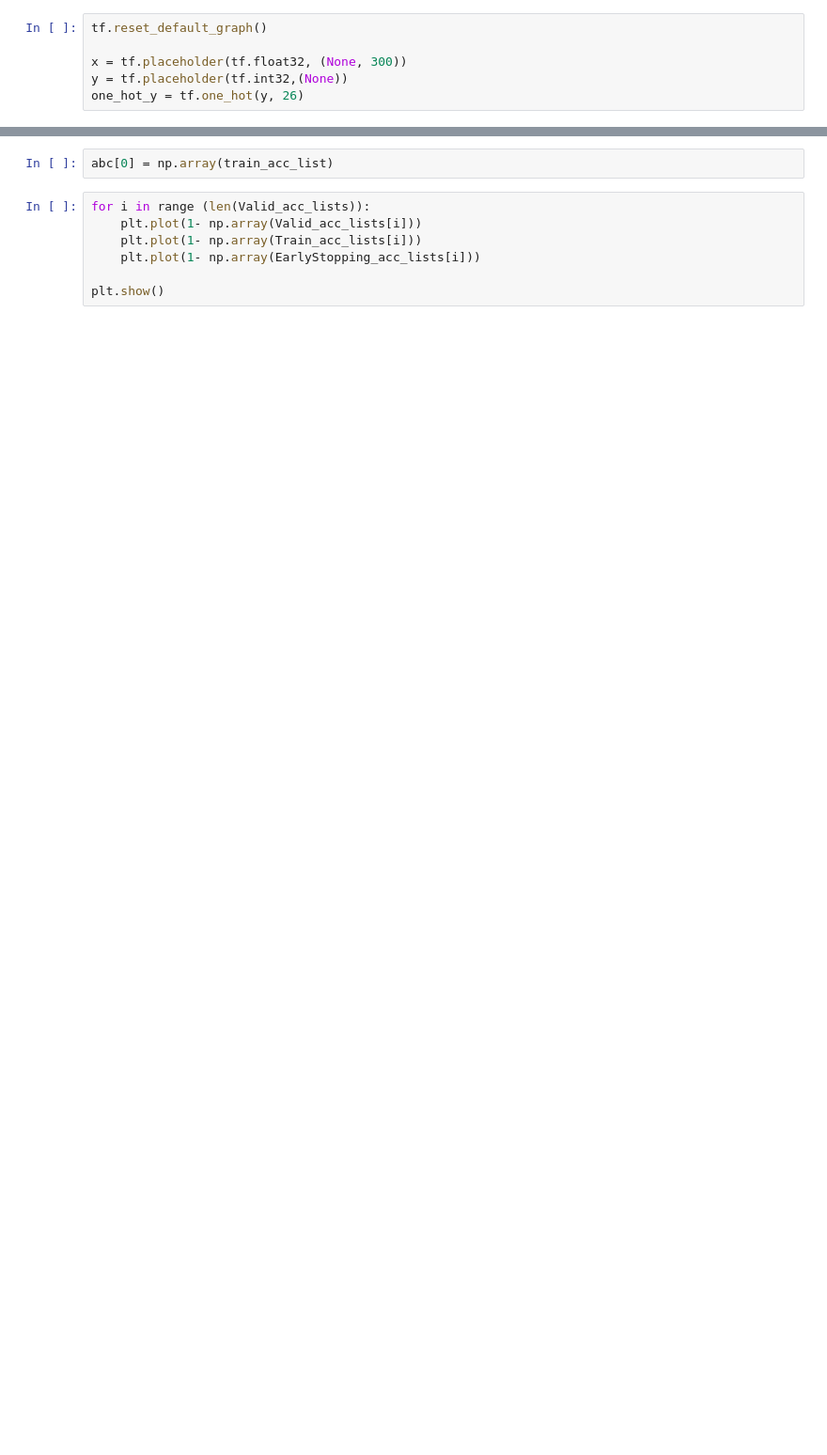
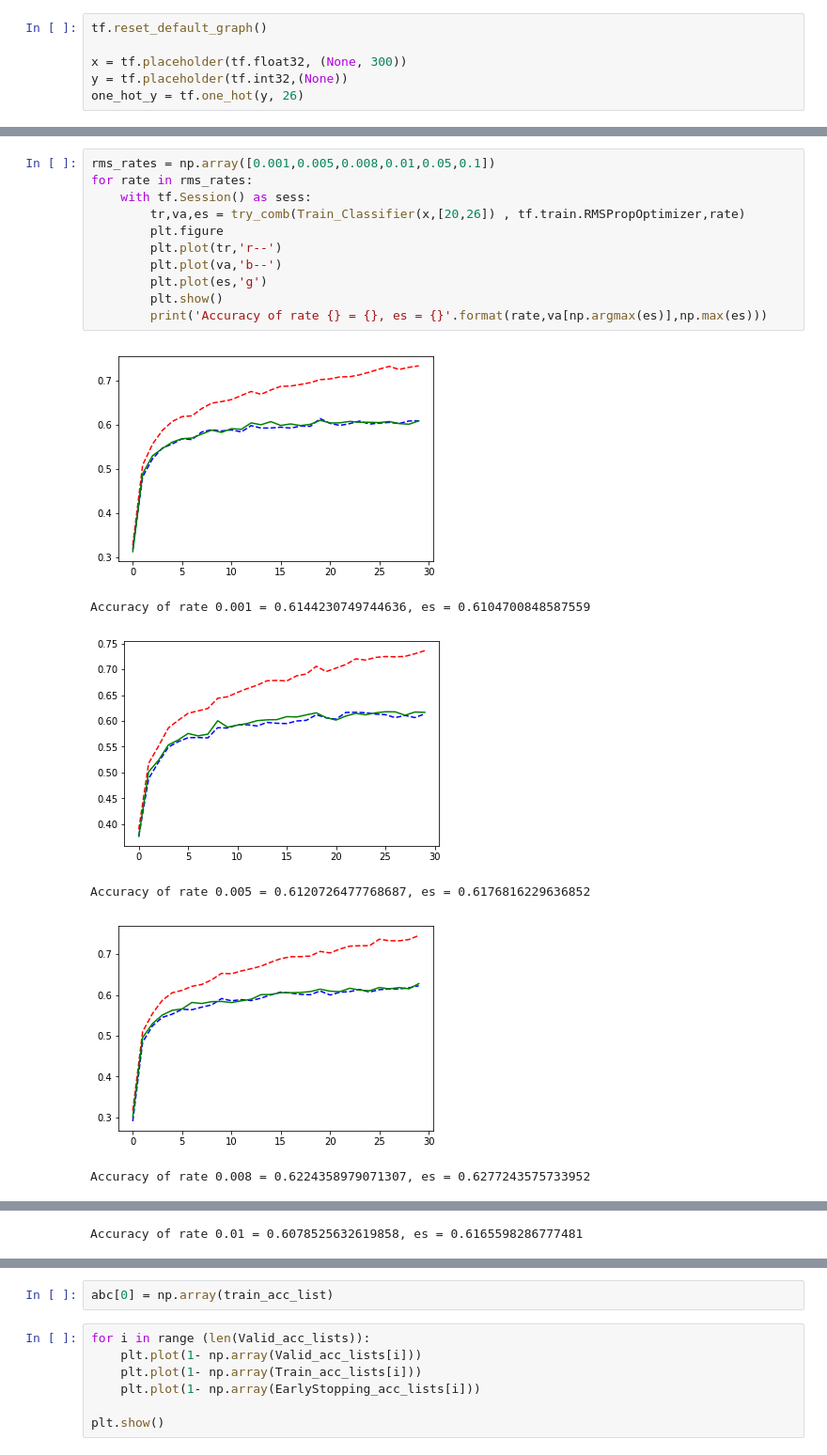
Before and after one commit to sqrhussain/nn_tasks, a Jupyter notebook: Task_3-Copy4.ipynb, the cells around one changed output, grey strips where cells are left out. Shown at 94% size. Drawn from its saved outputs; the diff is of its cells as text; blank space fills up the shorter version.

```diff
--- a/Task_3-Copy4.ipynb
+++ b/Task_3-Copy4.ipynb
@@ -285,0 +376,18 @@ def network(logits):
+# %%
+rms_rates = np.array([0.001,0.005,0.008,0.01,0.05,0.1])
+for rate in rms_rates:
+    with tf.Session() as sess:
+        tr,va,es = try_comb(Train_Classifier(x,[20,26]) , tf.train.RMSPropOptimizer,rate)
+        plt.figure
+        plt.plot(tr,'r--')
+        plt.plot(va,'b--')
+        plt.plot(es,'g')
+        plt.show()
+        print('Accuracy of rate {} = {}, es = {}'.format(rate,va[np.argmax(es)],np.max(es)))
+# %% [output]
+[figure, added]
+Accuracy of rate 0.001 = 0.6144230749744636, es = 0.6104700848587559
+[figure, added]
+Accuracy of rate 0.005 = 0.6120726477768687, es = 0.6176816229636852
+[figure, added]
+Accuracy of rate 0.008 = 0.6224358979071307, es = 0.6277243575733952
@@ -285,0 +395 @@ def network(logits):
+Accuracy of rate 0.01 = 0.6078525632619858, es = 0.6165598286777481
```
Also changed, not shown: parts of 39 cells of this notebook.
